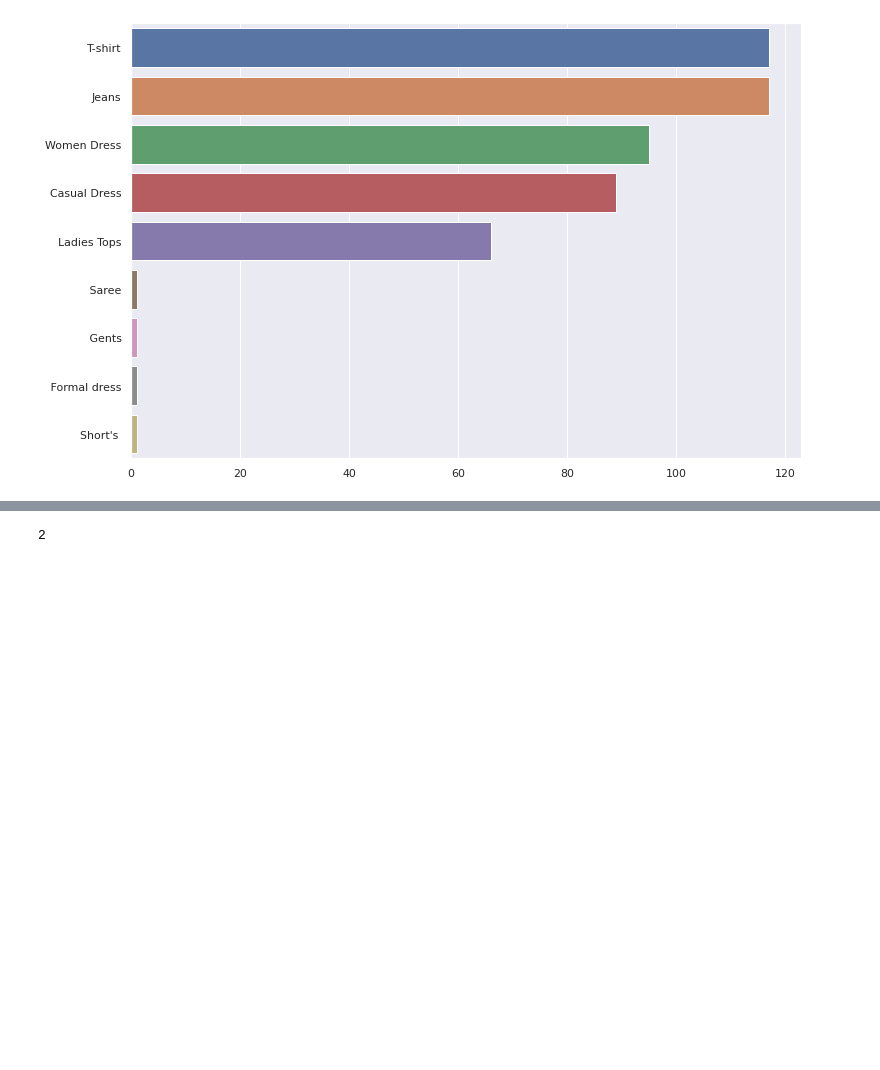
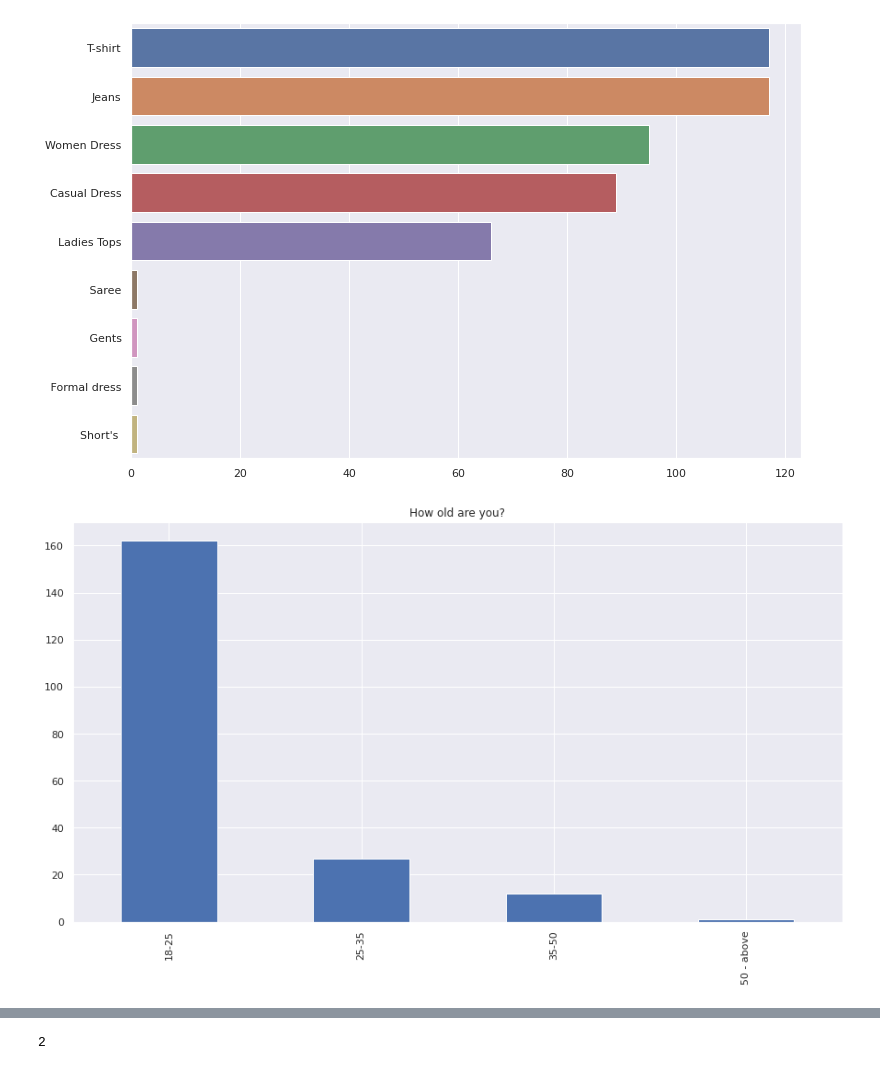
Before and after one commit to pranali-kirolkar-zz/MSCPROJECT, a Jupyter notebook: Visualization_+_EDA.ipynb, the cells around one changed output, grey strips where cells are left out. Cells and saved outputs as stored; diff of their text form; code cells hidden in the pictures; blank space fills up the shorter version.

Commit message:
Visualization

```diff
--- a/Visualization_+_EDA.ipynb
+++ b/Visualization_+_EDA.ipynb
@@ -203,3 +203,9 @@ plt.figure(figsize=(12,8))
 sns.barplot(x=Type_split.values, y=Type_split.index);
 # %% [output]
 [figure]
+# %%
+Dataset['Age'].value_counts().plot(kind='bar',figsize=(15,8))
+plt.title("How old are you?")
+plt.show()
+# %% [output]
+[figure, added]
```
Also changed, not shown: parts of 10 cells of this notebook.
